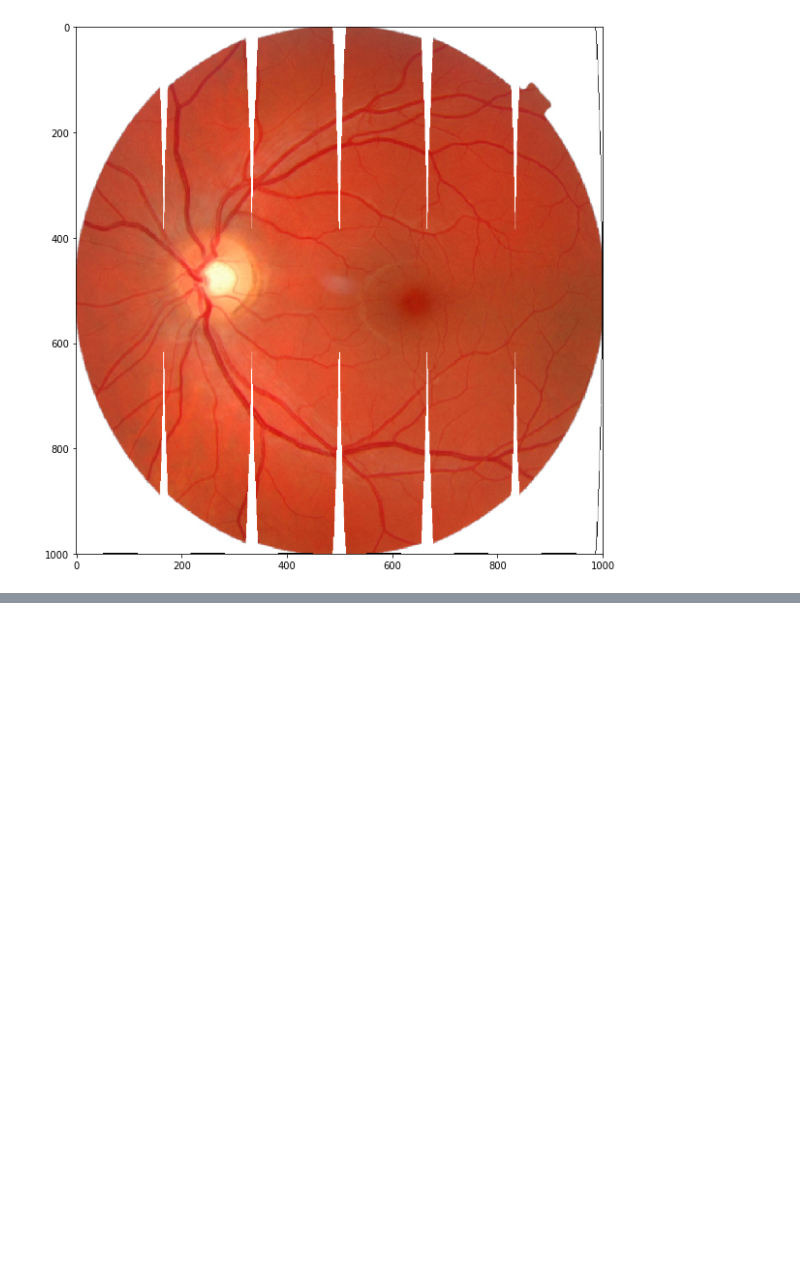
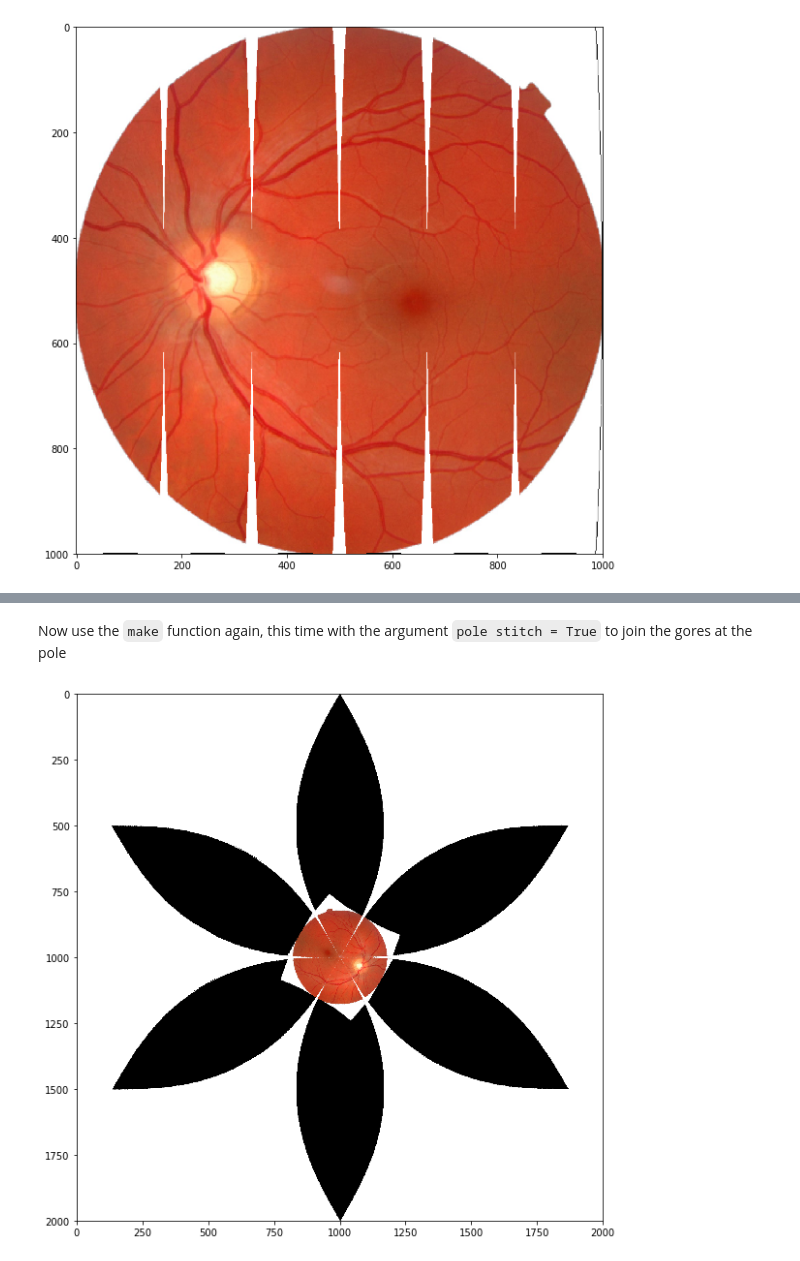
Before and after one commit to stuwilmur/sim-eye, a Jupyter notebook: Example.ipynb, the cells around one changed output, grey strips where cells are left out. Saved outputs shown, nothing was run; the diff lists cells and outputs as text; code cells hidden in the pictures; blank space fills up the shorter version.

Commit message:
Add pole stitch examples

```diff
--- a/Example.ipynb
+++ b/Example.ipynb
@@ -46,0 +52,11 @@ fundus_gores.save("fundus_gores.png")
+# %%
+fundus_swapped = gore.swap(fundus_equi, phi_extent = phimax, lam_extent = lammax)
+# %% [markdown]
+Now use the `make` function again, this time with the argument `pole stitch = True` to join the gores at the pole
+# %%
+fundus_rotary = gore.make(fundus_swapped, num_gores = 6,
+                          projection="cassini", pole_stitch=True)
+fundus_rotary.save("fundus_rotary.png")
+gore.fig(fundus_rotary)
+# %% [output]
+[figure, added]
```
Also changed, not shown: parts of 5 cells of this notebook.
